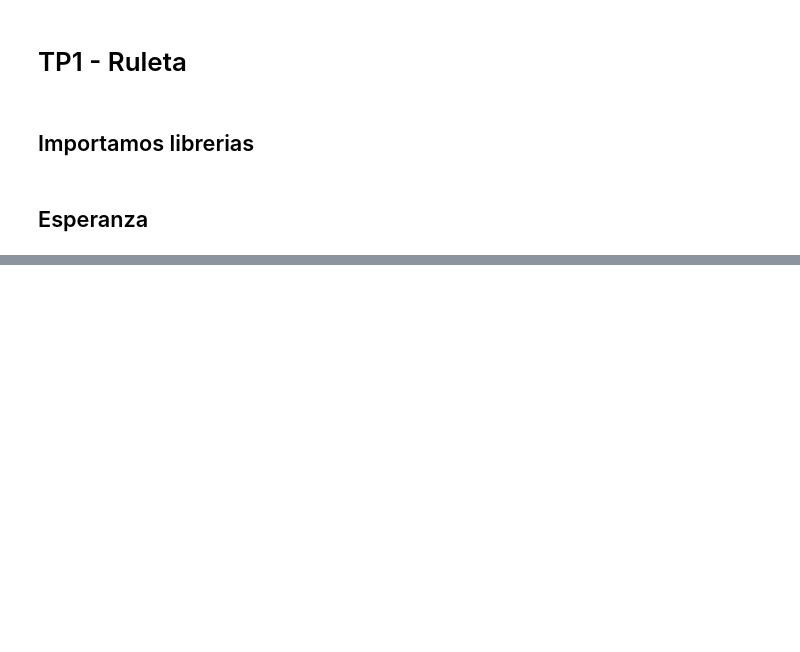
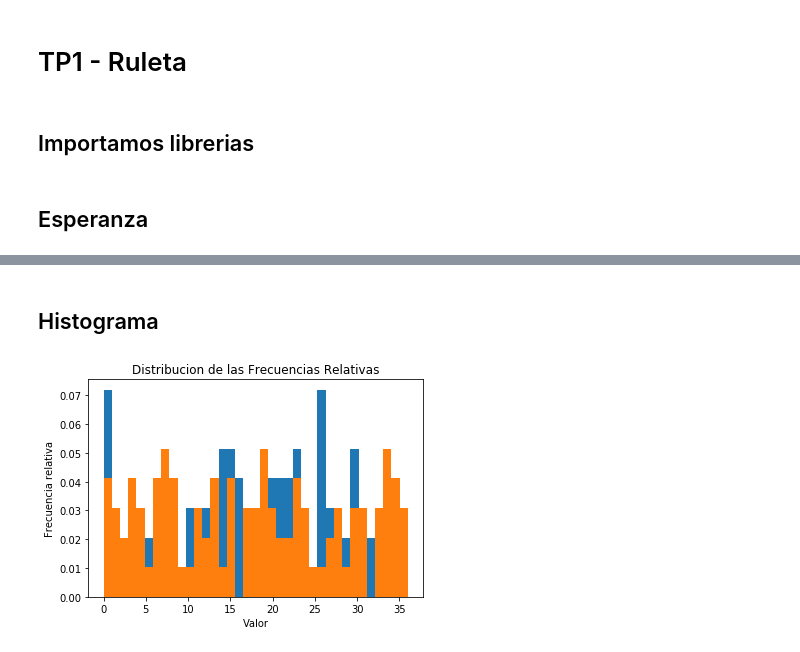
Before and after one commit to alejaz92/facultad, a Jupyter notebook: Version 2.ipynb, the cells around one changed output, grey strips where cells are left out. Drawn from its saved outputs; the diff is of its cells as text; code cells hidden in the pictures; blank space fills up the shorter version.

```diff
--- a/Version 2.ipynb
+++ b/Version 2.ipynb
@@ -29,0 +53,16 @@ plt.show()
+# %% [markdown]
+## Histograma
+# %%
+si = 100  # Tamaño de la muestra
+ex = 2   # Cantidad de experimentos
+
+for i in range(0, ex):
+    res = np.random.randint(low= 0, high= 37, size= si)
+    plt.hist(res, bins= 37, density= True)
+
+plt.title("Distribucion de las Frecuencias Relativas")
+plt.xlabel("Valor")
+plt.ylabel("Frecuencia relativa")
+plt.show()
+# %% [output]
+[figure, added]
```
Also changed, not shown: parts of 5 cells of this notebook, 1 other file.
